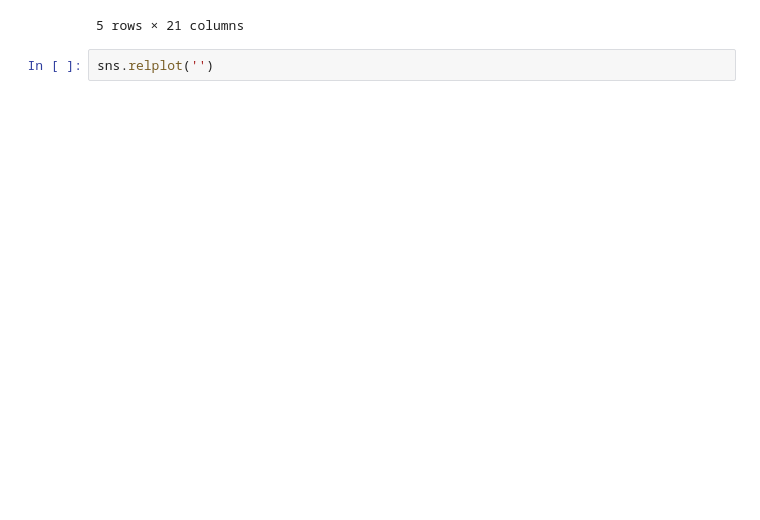
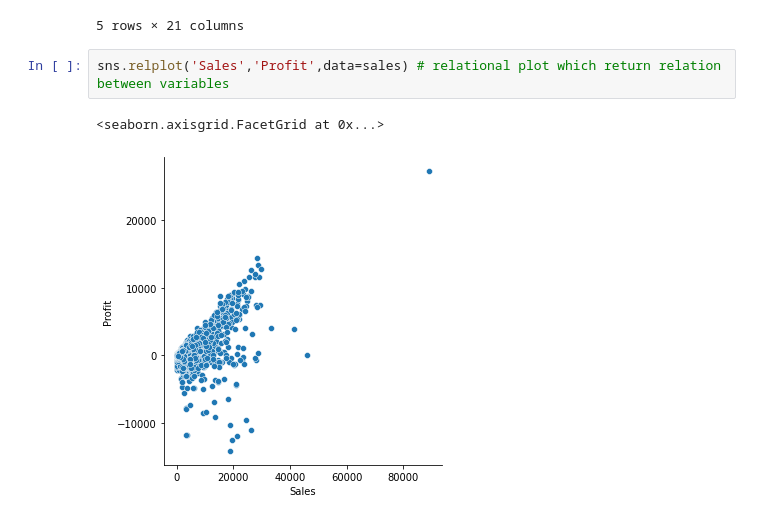
Before and after one commit to Rasel-25/Python, a Jupyter notebook: Seaborn/seaborn.ipynb, the cells around one changed output. Cells and saved outputs as stored; diff of their text form; blank space fills up the shorter version.

```diff
--- a/Seaborn/seaborn.ipynb
+++ b/Seaborn/seaborn.ipynb
@@ -24,5 +25,8 @@ sales.head()
 | 3 | 80.0 | 483.0 | 2011-07-10 | High | 30.0 | 4965.7595 | 0.08 | Regular Air | 1198.9710 | ... |
 | 4 | 85.0 | 515.0 | 2010-08-28 | Not Specified | 19.0 | 394.2700 | 0.08 | Regular Air | 30.9400 | ... |
 5 rows × 21 columns
-# %%
-sns.relplot('')
+# %%
+sns.relplot('Sales','Profit',data=sales) # relational plot which return relation between variables
+# %% [output]
+<seaborn.axisgrid.FacetGrid at 0x...>
+[figure, added]
```
Also changed, not shown: parts of 3 cells of this notebook.
